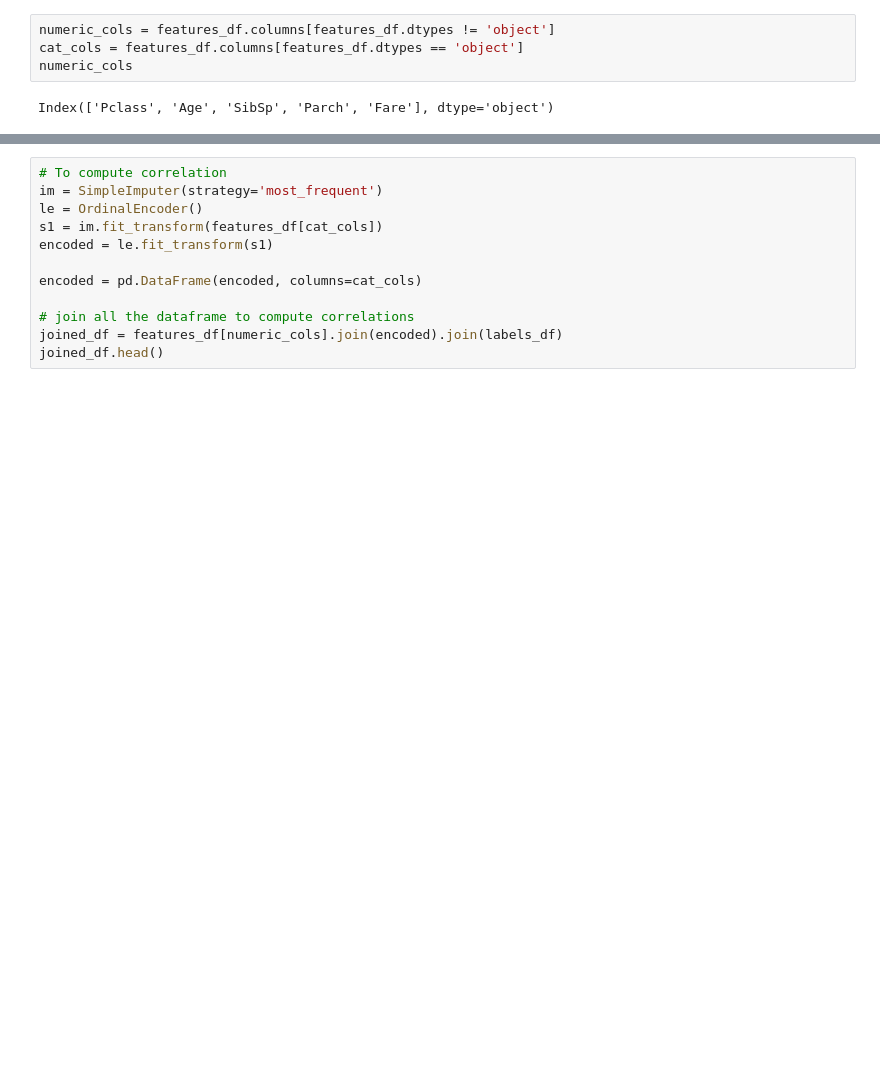
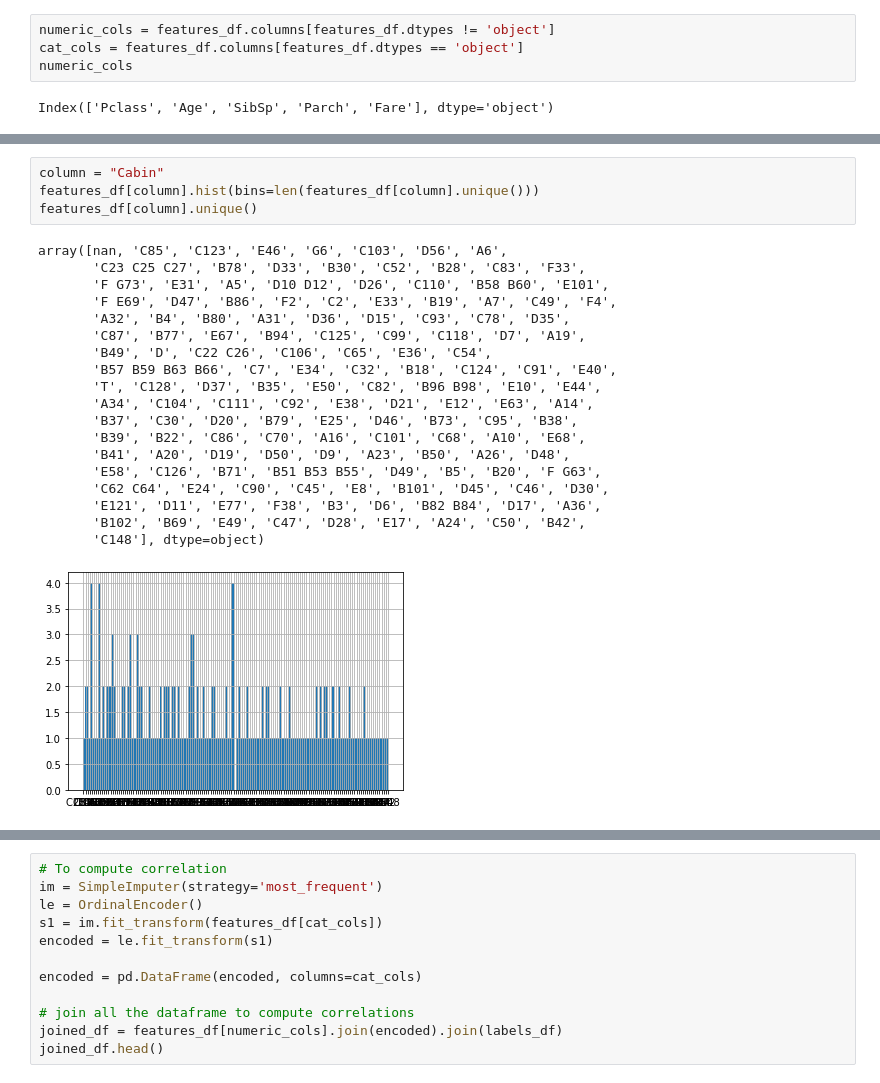
Before and after one commit to udeshmg/kaggle-titanic, a Jupyter notebook: titanic.ipynb, the cells around one changed output, grey strips where cells are left out. Cells and saved outputs as stored; diff of their text form; blank space fills up the shorter version.

```diff
--- a/titanic.ipynb
+++ b/titanic.ipynb
@@ -79,0 +133,24 @@ Index(['Pclass', 'Age', 'SibSp', 'Parch', 'Fare'], dtype='object')
+# %%
+column = "Cabin"
+features_df[column].hist(bins=len(features_df[column].unique()))
+features_df[column].unique()
+# %% [output]
+array([nan, 'C85', 'C123', 'E46', 'G6', 'C103', 'D56', 'A6',
+       'C23 C25 C27', 'B78', 'D33', 'B30', 'C52', 'B28', 'C83', 'F33',
+       'F G73', 'E31', 'A5', 'D10 D12', 'D26', 'C110', 'B58 B60', 'E101',
+       'F E69', 'D47', 'B86', 'F2', 'C2', 'E33', 'B19', 'A7', 'C49', 'F4',
+       'A32', 'B4', 'B80', 'A31', 'D36', 'D15', 'C93', 'C78', 'D35',
+       'C87', 'B77', 'E67', 'B94', 'C125', 'C99', 'C118', 'D7', 'A19',
+       'B49', 'D', 'C22 C26', 'C106', 'C65', 'E36', 'C54',
+       'B57 B59 B63 B66', 'C7', 'E34', 'C32', 'B18', 'C124', 'C91', 'E40',
+       'T', 'C128', 'D37', 'B35', 'E50', 'C82', 'B96 B98', 'E10', 'E44',
+       'A34', 'C104', 'C111', 'C92', 'E38', 'D21', 'E12', 'E63', 'A14',
+       'B37', 'C30', 'D20', 'B79', 'E25', 'D46', 'B73', 'C95', 'B38',
+       'B39', 'B22', 'C86', 'C70', 'A16', 'C101', 'C68', 'A10', 'E68',
+       'B41', 'A20', 'D19', 'D50', 'D9', 'A23', 'B50', 'A26', 'D48',
+       'E58', 'C126', 'B71', 'B51 B53 B55', 'D49', 'B5', 'B20', 'F G63',
+       'C62 C64', 'E24', 'C90', 'C45', 'E8', 'B101', 'D45', 'C46', 'D30',
+       'E121', 'D11', 'E77', 'F38', 'B3', 'D6', 'B82 B84', 'D17', 'A36',
+       'B102', 'B69', 'E49', 'C47', 'D28', 'E17', 'A24', 'C50', 'B42',
+       'C148'], dtype=object)
+[figure, added]
```
Also changed, not shown: parts of 17 cells of this notebook.
